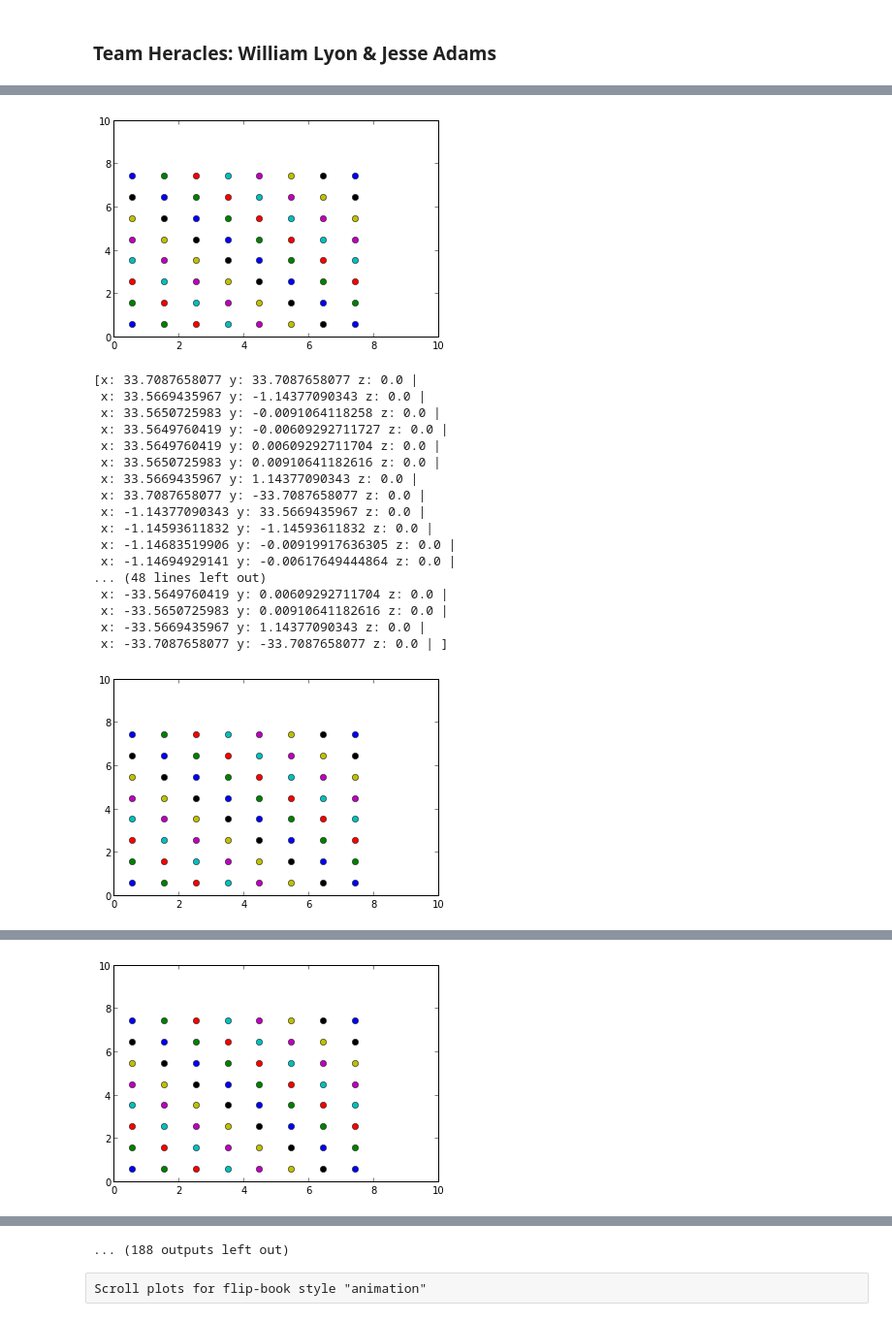
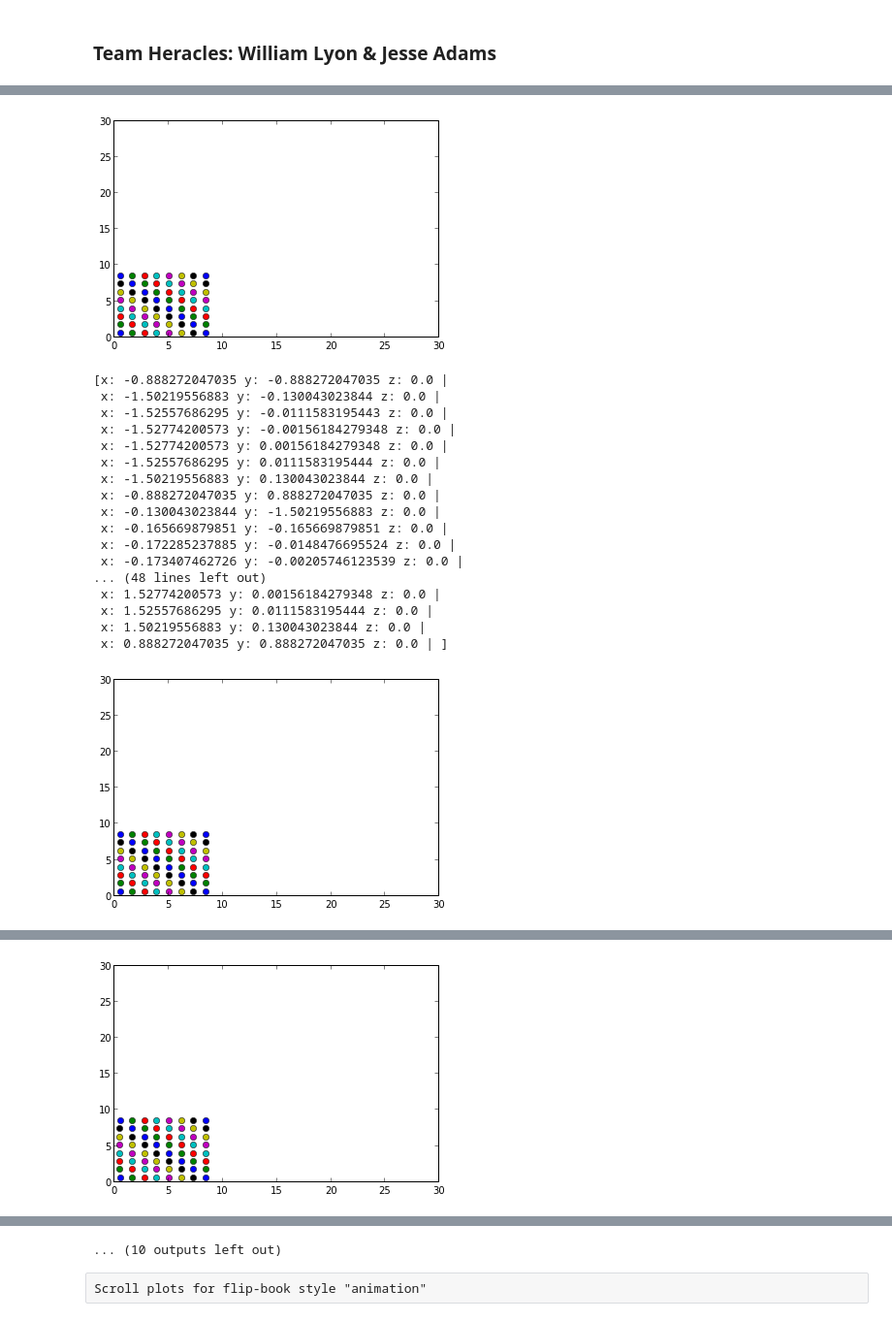
Before and after one commit to johnymontana/CSCI_577, a Jupyter notebook: Molecular_Dynamics.ipynb, the cells around one changed output, grey strips where cells are left out. Shown: that part at 97% size. Drawn from its saved outputs; the diff is of its cells as text; code cells hidden in the pictures.

```diff
--- a/Molecular_Dynamics.ipynb
+++ b/Molecular_Dynamics.ipynb
@@ -303,14 +303,14 @@ class ContainerInitializer:
 
         if init_string == 'square_lattice':
             N = 8             # Particles per row
-            Lx = 8.
+            Lx = 9.
             Ly = Lx
             #c.Ly = c.Lx       # Extents determined by Lx input
             # TODO: set L
-            c.L = Vector_3D(Lx, Ly, 0.)
+            c.L = Vector_3D(30., 30., 0.)
             d = 2.**(1/6.)    # Particle diameter
-            x = linspace(d/2,c.L.x-d/2,N)
-            y = linspace(d/2.,c.L.x-d/2,N)
+            x = linspace(d/2,Lx-d/2,N)
+            y = linspace(d/2.,Lx-d/2,N)
             for i in range(x.size):
                 for j in range(y.size):
                     c.add_particle(Vector_3D(x[i],y[j],0.), Vector_3D(0., 0., 0.) , 1.)
@@ -372,6 +372,30 @@ class ContainerInitializer:
                 else:
                     c.add_particle(Vector_3D(c.L.x / 2., (i-.5) * c.L.y / 11., 0.), Vector_3D(1.,0., 0.), 1.)
         self.container = c
+
+         elif initialization == 'six':
+            c.add_particle(location=Vector_3D(0., dist, 0.), velocity=Vector_3D(0., -vel, 0.), mass = 1.)
+            c.add_particle(location=Vector_3D(0., -dist, 0.), velocity=Vector_3D(0., vel, 0.), mass = 1.)
+            c.add_particle(location=Vector_3D(dist/sqrt(2), dist/sqrt(2), 0.), velocity=Vector_3D(-vel/sqrt(2)), mass = 1.)
+            c.add_particle(location=Vector_3D(0., dist, 0.), velocity=Vector_3D(0., -vel, 0.), mass = 1.)
+            c.add_particle(location=Vector_3D(0., dist, 0.), velocity=Vector_3D(0., -vel, 0.), mass = 1.)
+            c.add_particle(location=Vector_3D(0., dist, 0.), velocity=Vector_3D(0., -vel, 0.), mass = 1.)
+            #p.addParticle(0.,dist,0.,0.,-vel,0.,1.)
+            #p.addParticle(0.,-dist,0.,0.,vel,0.,1.)
+            #p.addParticle(dist/sqrt(2),dist/sqrt(2),0,-vel/sqrt(2),-vel/sqrt(2),0.,1.)
+            #p.addParticle(-dist/sqrt(2),dist/sqrt(2),0,vel/sqrt(2),-vel/sqrt(2),0.,1.)
+            #p.addParticle(-dist/sqrt(2),-dist/sqrt(2),0,vel/sqrt(2),vel/sqrt(2),0.,1.)
+            #p.addParticle(dist/sqrt(2),-dist/sqrt(2),0,-vel/sqrt(2),vel/sqrt(2),0.,1.)
+        elif initialization == 'eight':
+            p.addParticle(-dist,0.,0.,vel,0.,0.,1.)
+            p.addParticle(dist,0.,0,-vel,0.,0.,1.)
+            p.addParticle(0.,dist,0,0.,-vel,0.,1.)
+            p.addParticle(0.,-dist,0,0.,vel,0.,1.)
+
+            p.addParticle(dist/sqrt(2),dist/sqrt(2),0,-vel/sqrt(2),-vel/sqrt(2),0.,1.)
+            p.addParticle(-dist/sqrt(2),dist/sqrt(2),0,vel/sqrt(2),-vel/sqrt(2),0.,1.)
+            p.addParticle(-dist/sqrt(2),-dist/sqrt(2),0,vel/sqrt(2),vel/sqrt(2),0.,1.)
+            p.addParticle(dist/sqrt(2),-dist/sqrt(2),0,-vel/sqrt(2),vel/sqrt(2),0.,1.)
     def getContainer(self):
         return self.container
 # %%
@@ -500,35 +524,35 @@ for count in range(len(c.part_masses)):
 # %%
 #part1 = state_array[:,0]
 #part2 = state_array[:,1]
 #for count in range(len(c.part_masses)):
 #for particle in state_list:
     #vector_list=state_array[:,count]
-for i in range(0, len(vector_list)):
+for i in range(0, len(vector_list), 10):
     for particle in particles:
         plot(particle[i].x, particle[i].y, 'o')
     #plot(part2[i].x, part2[i].y, 'bo')
-    xlim((0,10))
-    ylim((0,10))
+    xlim((0,30))
+    ylim((0,30))
     show()
     #print dist_matrix_list[i]
     print accel_list[i]
 # %% [output]
-[figure, old version]
+[figure, new version]
-[x: 33.7087658077 y: 33.7087658077 z: 0.0 |
- x: 33.5669435967 y: -1.14377090343 z: 0.0 |
- x: 33.5650725983 y: -0.0091064118258 z: 0.0 |
- x: 33.5649760419 y: -0.00609292711727 z: 0.0 |
- x: 33.5649760419 y: 0.00609292711704 z: 0.0 |
- x: 33.5650725983 y: 0.00910641182616 z: 0.0 |
- x: 33.5669435967 y: 1.14377090343 z: 0.0 |
- x: 33.7087658077 y: -33.7087658077 z: 0.0 |
- x: -1.14377090343 y: 33.5669435967 z: 0.0 |
- x: -1.14593611832 y: -1.14593611832 z: 0.0 |
- x: -1.14683519906 y: -0.00919917636305 z: 0.0 |
- x: -1.14694929141 y: -0.00617649444864 z: 0.0 |
+[x: -0.888272047035 y: -0.888272047035 z: 0.0 |
+ x: -1.50219556883 y: -0.130043023844 z: 0.0 |
+ x: -1.52557686295 y: -0.0111583195443 z: 0.0 |
+ x: -1.52774200573 y: -0.00156184279348 z: 0.0 |
+ x: -1.52774200573 y: 0.00156184279348 z: 0.0 |
+ x: -1.52557686295 y: 0.0111583195444 z: 0.0 |
+ x: -1.50219556883 y: 0.130043023844 z: 0.0 |
+ x: -0.888272047035 y: 0.888272047035 z: 0.0 |
+ x: -0.130043023844 y: -1.50219556883 z: 0.0 |
+ x: -0.165669879851 y: -0.165669879851 z: 0.0 |
+ x: -0.172285237885 y: -0.0148476695524 z: 0.0 |
+ x: -0.173407462726 y: -0.00205746123539 z: 0.0 |
 ... (48 lines left out)
- x: -33.5649760419 y: 0.00609292711704 z: 0.0 |
- x: -33.5650725983 y: 0.00910641182616 z: 0.0 |
- x: -33.5669435967 y: 1.14377090343 z: 0.0 |
- x: -33.7087658077 y: -33.7087658077 z: 0.0 | ]
+ x: 1.52774200573 y: 0.00156184279348 z: 0.0 |
+ x: 1.52557686295 y: 0.0111583195444 z: 0.0 |
+ x: 1.50219556883 y: 0.130043023844 z: 0.0 |
+ x: 0.888272047035 y: 0.888272047035 z: 0.0 | ]
-[figure, old version]
+[figure, new version]
@@ -552 +576 @@ for i in range(0, len(vector_list)):
-[figure, old version]
+[figure, new version]
@@ -624,4 +648,4 @@ for i in range(0, len(vector_list)):
-... (188 outputs left out)
+... (10 outputs left out)
 # %% [raw]
 Scroll plots for flip-book style "animation"
 # %%
```
Also changed, not shown: parts of 6 cells of this notebook.
